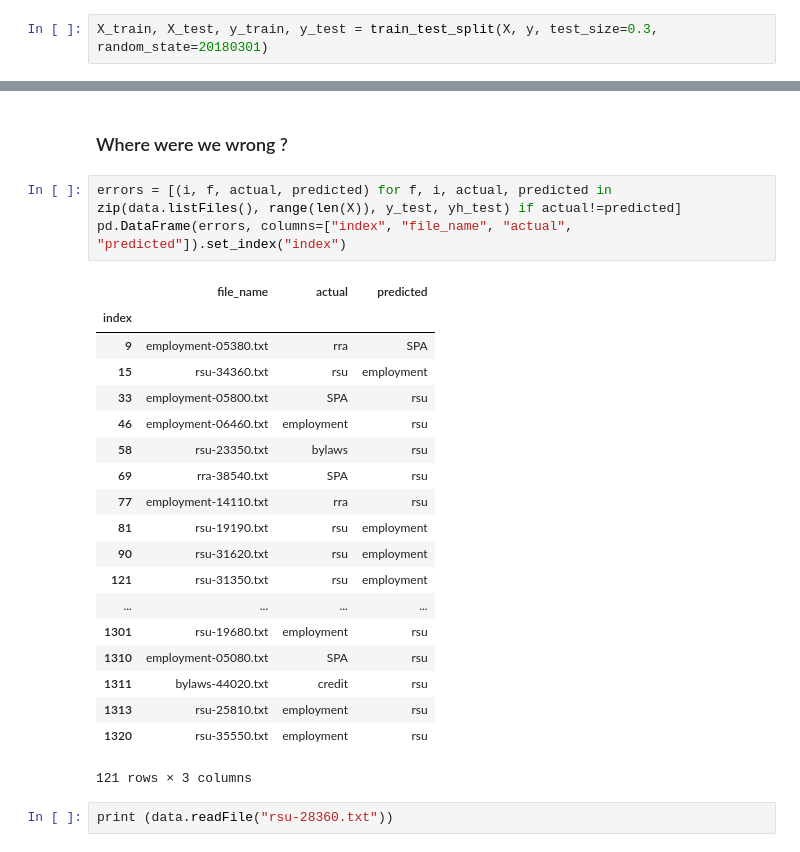
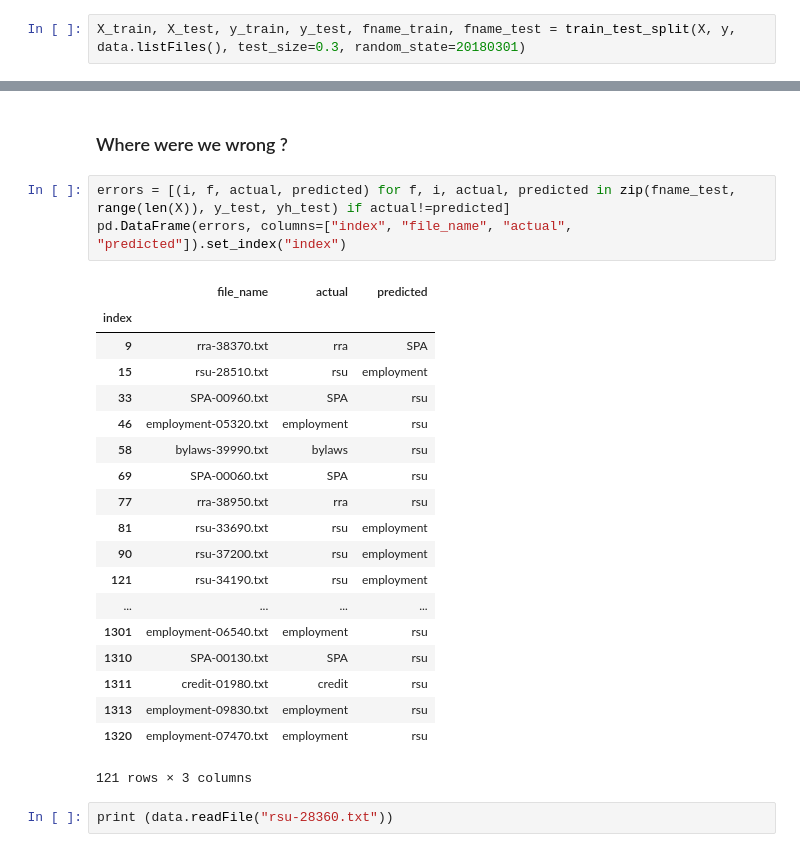
Before and after one commit to urigoren/nlp_classification_workshop, a Jupyter notebook: notebooks/03 - classification.ipynb, the cells around one changed output, grey strips where cells are left out. Cells and saved outputs as stored; diff of their text form.

```diff
--- a/notebooks/03 - classification.ipynb
+++ b/notebooks/03 - classification.ipynb
@@ -23,7 +23,7 @@ from sklearn.ensemble import RandomForestClassifier
 from sklearn.neighbors import KNeighborsClassifier
 X,y = data.stemmed()
 # %%
-X_train, X_test, y_train, y_test = train_test_split(X, y, test_size=0.3, random_state=20180301)
+X_train, X_test, y_train, y_test, fname_train, fname_test = train_test_split(X, y, data.listFiles(), test_size=0.3, random_state=20180301)
 # %% [markdown]
 Vectorization
 ---
@@ -136,27 +136,27 @@ Top ten words for rsu
 # %% [markdown]
 ### Where were we wrong ?
 # %%
-errors = [(i, f, actual, predicted) for f, i, actual, predicted in zip(data.listFiles(), range(len(X)), y_test, yh_test) if actual!=predicted]
+errors = [(i, f, actual, predicted) for f, i, actual, predicted in zip(fname_test, range(len(X)), y_test, yh_test) if actual!=predicted]
 pd.DataFrame(errors, columns=["index", "file_name", "actual", "predicted"]).set_index("index")
 # %% [output]
 |  | file_name | actual | predicted |
 | index |  |  |  |
-| 9 | employment-05380.txt | rra | SPA |
-| 15 | rsu-34360.txt | rsu | employment |
-| 33 | employment-05800.txt | SPA | rsu |
-| 46 | employment-06460.txt | employment | rsu |
-| 58 | rsu-23350.txt | bylaws | rsu |
-| 69 | rra-38540.txt | SPA | rsu |
-| 77 | employment-14110.txt | rra | rsu |
-| 81 | rsu-19190.txt | rsu | employment |
-| 90 | rsu-31620.txt | rsu | employment |
-| 121 | rsu-31350.txt | rsu | employment |
+| 9 | rra-38370.txt | rra | SPA |
+| 15 | rsu-28510.txt | rsu | employment |
+| 33 | SPA-00960.txt | SPA | rsu |
+| 46 | employment-05320.txt | employment | rsu |
+| 58 | bylaws-39990.txt | bylaws | rsu |
+| 69 | SPA-00060.txt | SPA | rsu |
+| 77 | rra-38950.txt | rra | rsu |
+| 81 | rsu-33690.txt | rsu | employment |
+| 90 | rsu-37200.txt | rsu | employment |
+| 121 | rsu-34190.txt | rsu | employment |
 | ... | ... | ... | ... |
-| 1301 | rsu-19680.txt | employment | rsu |
-| 1310 | employment-05080.txt | SPA | rsu |
-| 1311 | bylaws-44020.txt | credit | rsu |
-| 1313 | rsu-25810.txt | employment | rsu |
-| 1320 | rsu-35550.txt | employment | rsu |
+| 1301 | employment-06540.txt | employment | rsu |
+| 1310 | SPA-00130.txt | SPA | rsu |
+| 1311 | credit-01980.txt | credit | rsu |
+| 1313 | employment-09830.txt | employment | rsu |
+| 1320 | employment-07470.txt | employment | rsu |
 121 rows × 3 columns
 # %%
 print (data.readFile("rsu-28360.txt"))
```
Also changed, not shown: parts of 1 cell of this notebook.
